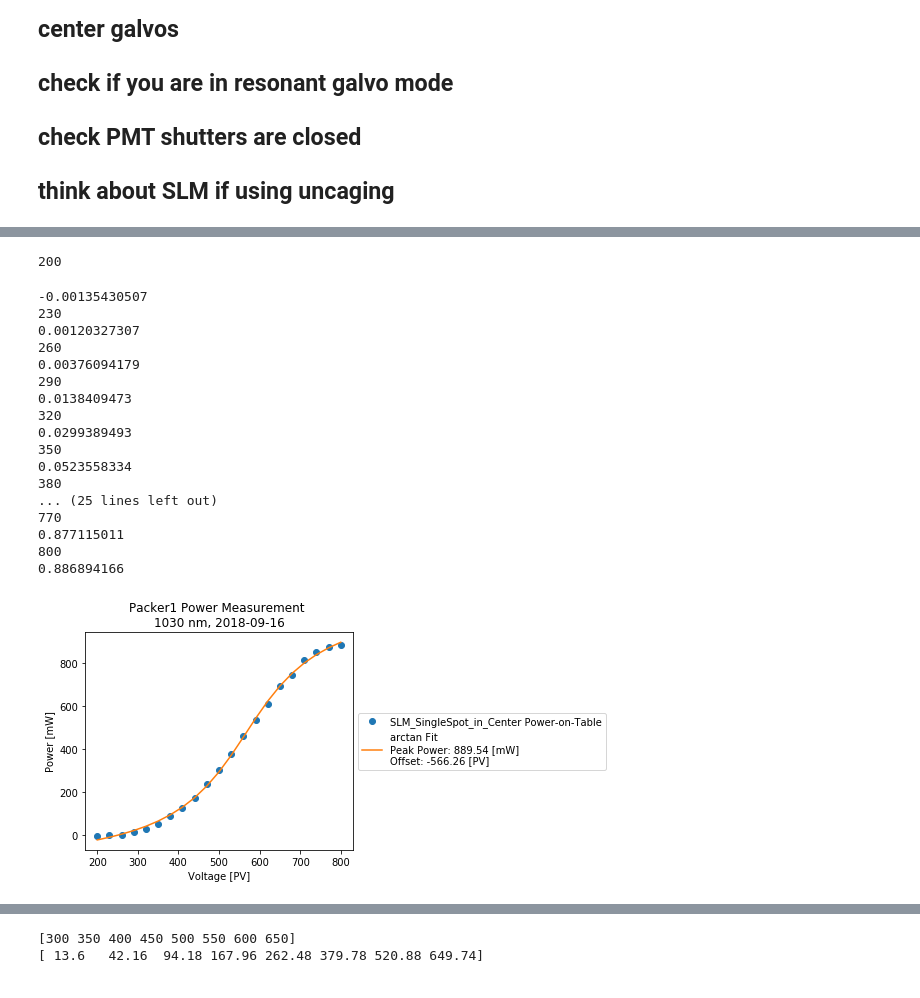
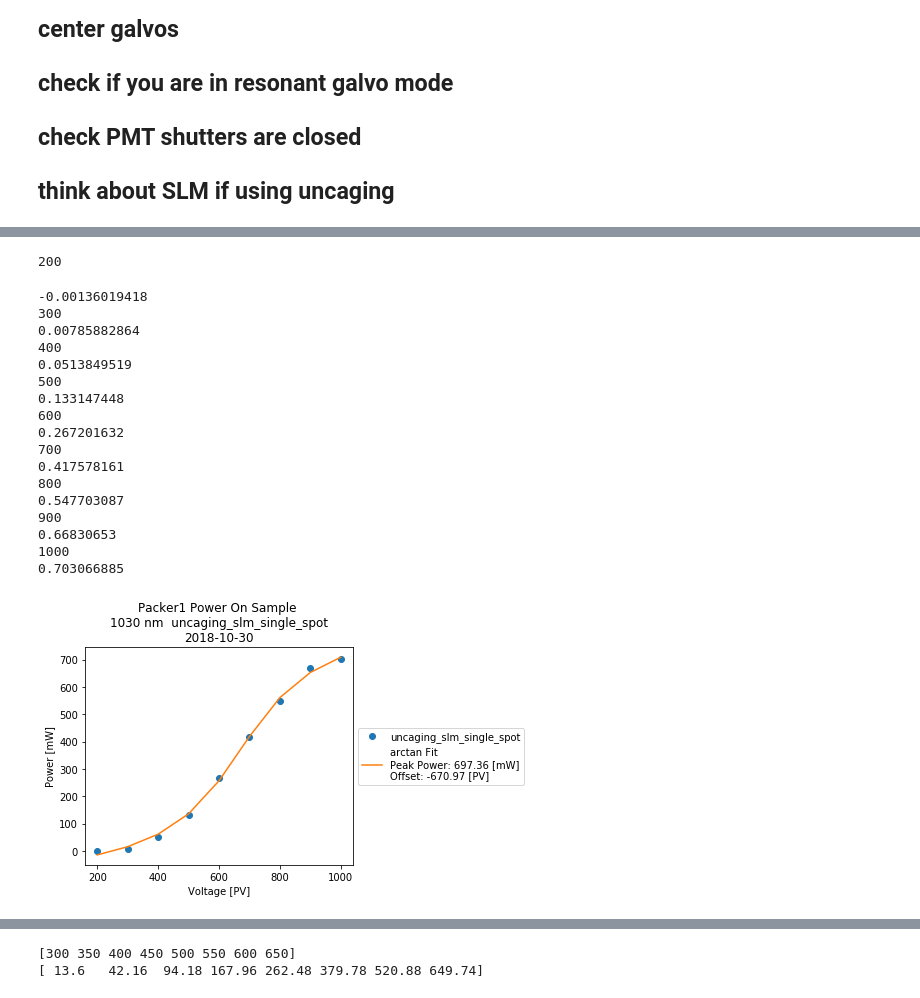
Before and after one commit to neuromantic99/bruker_calibration, a Jupyter notebook: powerMeasurements/DigitalPowerMeasurements.ipynb, the cells around one changed output, grey strips where cells are left out. Drawn from its saved outputs; the diff is of its cells as text; code cells hidden in the pictures.

Commit message:
tidyed up DigitalPowerMeasurements

```diff
--- a/powerMeasurements/DigitalPowerMeasurements.ipynb
+++ b/powerMeasurements/DigitalPowerMeasurements.ipynb
@@ -208,0 +214,2 @@ for i in range(len_powerspace):
+# %%
+pm100.measure('Imaging', wavelength, 600,6)
@@ -250,0 +261,5 @@ np.save(datestring+'_'+laser_name+'_'+str(wavelength)+'_'+'pcov',pcov)
+# %%
+## set the uncaging path to measure here
+
+#uc_path = 'uncaging_no_slm'
+uc_path = 'uncaging_slm_single_spot'
@@ -251,8 +270,16 @@ np.save(datestring+'_'+laser_name+'_'+str(wavelength)+'_'+'pcov',pcov)
 # %%
+# dont try hack this to make it faster, it causes errors
+
 laser_name = 'Uncaging'
 wavelength=1030
 
-powerspace = np.arange(200,830,30)
+if uc_path == 'uncaging_no_slm':
+    powerspace = np.arange(200,750,50)
+elif uc_path == 'uncaging_slm_single_spot':
+    powerspace = np.arange(200,1100,100)
+else:
+    raise('invalid uncaging path')
+
 
 len_powerspace = len(powerspace)
 
@@ -260,68 +287,62 @@ voltage_array = np.zeros(len_powerspace)
 
 for i in range(len_powerspace):
     print(powerspace[i])
-    voltage_array[i] = pm100.measure(laser_name, wavelength, powerspace[i],3)
+    voltage_array[i] = pm100.measure(laser_name, wavelength, powerspace[i],window_length=7)
     print(voltage_array[i])
     time.sleep(10)
+
+assert max(voltage_array) < 10, 'if power meter is not allowed to reset long enough between measurements, an error can be raised here'
 # %% [output]
 200
--0.00135430507
-230
-0.00120327307
-260
-0.00376094179
-290
-0.0138409473
-320
-0.0299389493
-350
-0.0523558334
-380
-... (25 lines left out)
-770
-0.877115011
+-0.00136019418
+300
+0.00785882864
+400
+0.0513849519
+500
+0.133147448
+600
+0.267201632
+700
+0.417578161
 800
-0.886894166
+0.547703087
+900
+0.66830653
+1000
+0.703066885
 # %%
-folder = r"F:\Data\mloidolt\2018-09-16\2018-09-16_PowerMeasurements"
-
-
 datestring = date.today().isoformat()
-
-laser_name = 'SLM_SingleSpot_in_Center'
-wavelength=1030
-
-powerspace = np.arange(200,830,30)
 guess = (-700,500,300,0.02)
 popt, pcov = curve_fit(arctangent,powerspace,voltage_array,guess)
 
 fig = plt.figure()
 ax = plt.subplot(111)
 
-ax.plot(powerspace,1000*voltage_array,linestyle='None',marker='o',label=laser_name + ' Power-on-Table')
+ax.plot(powerspace,1000*voltage_array,linestyle='None',marker='o',label=uc_path)
 ax.plot(powerspace,1000*arctangent(powerspace,*popt),label=r"arctan Fit" + "\n"
          r"Peak Power: {:.2f} [mW]".format((popt[2]+popt[1])*1000) + "\n" +
          "Offset: {:.2f} [PV]".format(popt[0]))
 
 # Shrink current axis by 20%
 box = ax.get_position()
 ax.set_position([box.x0, box.y0, box.width * 0.8, box.height])
 
 # Put a legend to the right of the current axis
 legend = ax.legend(loc='center left', bbox_to_anchor=(1, 0.5))
 plt.xlabel("Voltage [PV]")
 plt.ylabel("Power [mW]")
-plt.title("Packer1 Power Measurement \n" + str(wavelength) + " nm, " + datestring)
+plt.title("Packer1 Power On Sample \n" + str(wavelength) + " nm " + ' ' + uc_path + "\n" + datestring)
 
 # construct Packer-xkcd-compliant datestring
 datestring = date.today().isoformat()
 operator = "mloidolt"
 
 os.chdir(folder)
-plt.savefig(datestring+'_'+laser_name+'_'+str(wavelength)+".pdf",bbox_extra_artists=(legend,), bbox_inches='tight')
-np.save(datestring+'_'+laser_name+'_'+str(wavelength)+'_'+'powerspace',powerspace)
-np.save(datestring+'_'+laser_name+'_'+str(wavelength)+'_'+'voltage_array',voltage_array)
-np.save(datestring+'_'+laser_name+'_'+str(wavelength)+'_'+'popt',popt)
-np.save(datestring+'_'+laser_name+'_'+str(wavelength)+'_'+'pcov',pcov)
+plt.savefig(datestring+'_'+uc_path+'_'+str(wavelength)+".pdf",bbox_extra_artists=(legend,), bbox_inches='tight')
+np.save(datestring+'_'+uc_path+'_'+str(wavelength)+'_'+'powerspace',powerspace)
+np.save(datestring+'_'+uc_path+'_'+str(wavelength)+'_'+'voltage_array',voltage_array)
+np.save(datestring+'_'+uc_path+'_'+str(wavelength)+'_'+'popt',popt)
+np.save(datestring+'_'+uc_path+'_'+str(wavelength)+'_'+'pcov',pcov)
 # %% [output]
-[figure, old version]
+[figure, new version]
```
Also changed, not shown: parts of 17 cells of this notebook.
